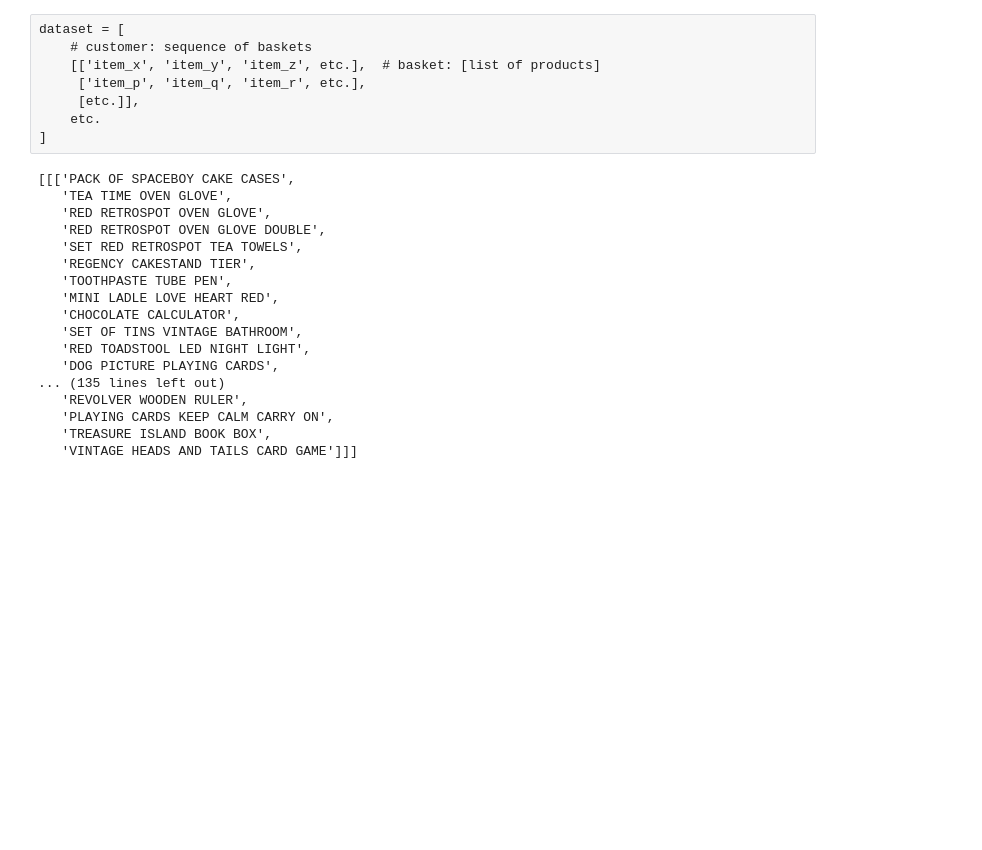
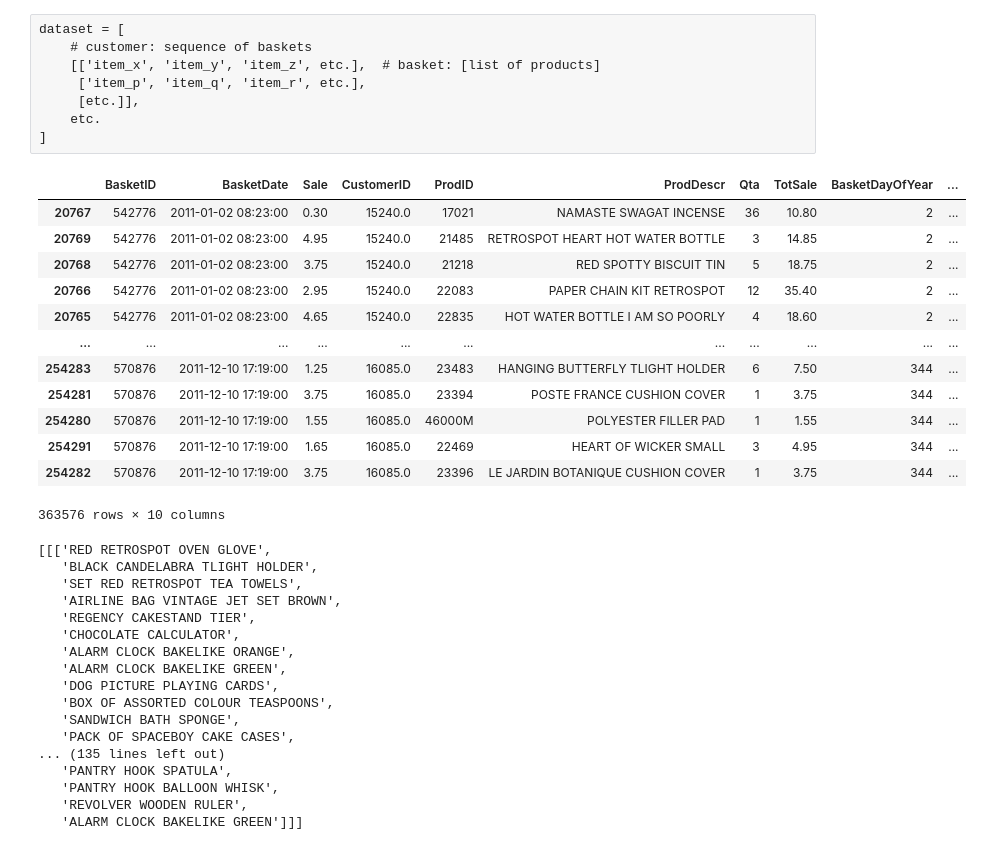
Before and after one commit to dmeoli/OnlineRetail, a Jupyter notebook: DM_Group18_TASK4/extra_sequential_pattern_mining.ipynb, the cells around one changed output. Saved outputs shown, nothing was run; the diff lists cells and outputs as text; code cells hidden in the pictures; blank space fills up the shorter version.

```diff
--- a/DM_Group18_TASK4/extra_sequential_pattern_mining.ipynb
+++ b/DM_Group18_TASK4/extra_sequential_pattern_mining.ipynb
@@ -354,30 +354,46 @@ dataset = [
 ]
 # %%
 df.sort_values('BasketDate', inplace=True)
+df['BasketDayOfYear'] = df['BasketDate'].dt.dayofyear
+df
+# %% [output]
+|  | BasketID | BasketDate | Sale | CustomerID | ProdID | ProdDescr | Qta | TotSale | BasketDayOfYear | ... |
+| 20767 | 542776 | 2011-01-02 08:23:00 | 0.30 | 15240.0 | 17021 | NAMASTE SWAGAT INCENSE | 36 | 10.80 | 2 | ... |
+| 20769 | 542776 | 2011-01-02 08:23:00 | 4.95 | 15240.0 | 21485 | RETROSPOT HEART HOT WATER BOTTLE | 3 | 14.85 | 2 | ... |
+| 20768 | 542776 | 2011-01-02 08:23:00 | 3.75 | 15240.0 | 21218 | RED SPOTTY BISCUIT TIN | 5 | 18.75 | 2 | ... |
+| 20766 | 542776 | 2011-01-02 08:23:00 | 2.95 | 15240.0 | 22083 | PAPER CHAIN KIT RETROSPOT | 12 | 35.40 | 2 | ... |
+| 20765 | 542776 | 2011-01-02 08:23:00 | 4.65 | 15240.0 | 22835 | HOT WATER BOTTLE I AM SO POORLY | 4 | 18.60 | 2 | ... |
+| ... | ... | ... | ... | ... | ... | ... | ... | ... | ... | ... |
+| 254283 | 570876 | 2011-12-10 17:19:00 | 1.25 | 16085.0 | 23483 | HANGING BUTTERFLY TLIGHT HOLDER | 6 | 7.50 | 344 | ... |
+| 254281 | 570876 | 2011-12-10 17:19:00 | 3.75 | 16085.0 | 23394 | POSTE FRANCE CUSHION COVER | 1 | 3.75 | 344 | ... |
+| 254280 | 570876 | 2011-12-10 17:19:00 | 1.55 | 16085.0 | 46000M | POLYESTER FILLER PAD | 1 | 1.55 | 344 | ... |
+| 254291 | 570876 | 2011-12-10 17:19:00 | 1.65 | 16085.0 | 22469 | HEART OF WICKER SMALL | 3 | 4.95 | 344 | ... |
+| 254282 | 570876 | 2011-12-10 17:19:00 | 3.75 | 16085.0 | 23396 | LE JARDIN BOTANIQUE CUSHION COVER | 1 | 3.75 | 344 | ... |
+363576 rows × 10 columns
 # %%
 baskets_sequences = df.groupby('CustomerID').apply(
-    lambda customer: customer.groupby('BasketDate')['ProdDescr'].apply(
+    lambda customer: customer.groupby('BasketDayOfYear')['ProdDescr'].apply(
         lambda prod: list(k for k, v in groupby(prod))))  # removing consecutive duplicate products
 baskets_sequences = baskets_sequences.groupby('CustomerID').apply(list).tolist()
 baskets_sequences[:1]
 # %% [output]
-[[['PACK OF SPACEBOY CAKE CASES',
-   'TEA TIME OVEN GLOVE',
-   'RED RETROSPOT OVEN GLOVE',
-   'RED RETROSPOT OVEN GLOVE DOUBLE',
+[[['RED RETROSPOT OVEN GLOVE',
+   'BLACK CANDELABRA TLIGHT HOLDER',
    'SET RED RETROSPOT TEA TOWELS',
+   'AIRLINE BAG VINTAGE JET SET BROWN',
    'REGENCY CAKESTAND TIER',
-   'TOOTHPASTE TUBE PEN',
-   'MINI LADLE LOVE HEART RED',
    'CHOCOLATE CALCULATOR',
-   'SET OF TINS VINTAGE BATHROOM',
-   'RED TOADSTOOL LED NIGHT LIGHT',
+   'ALARM CLOCK BAKELIKE ORANGE',
+   'ALARM CLOCK BAKELIKE GREEN',
    'DOG PICTURE PLAYING CARDS',
+   'BOX OF ASSORTED COLOUR TEASPOONS',
+   'SANDWICH BATH SPONGE',
+   'PACK OF SPACEBOY CAKE CASES',
 ... (135 lines left out)
+   'PANTRY HOOK SPATULA',
+   'PANTRY HOOK BALLOON WHISK',
    'REVOLVER WOODEN RULER',
-   'PLAYING CARDS KEEP CALM CARRY ON',
-   'TREASURE ISLAND BOOK BOX',
-   'VINTAGE HEADS AND TAILS CARD GAME']]]
+   'ALARM CLOCK BAKELIKE GREEN']]]
 # %%
 %time freq_patterns = prefix_span(baskets_sequences, min_sup=0.05)
 list(filter(lambda freq_pattern: sequence_length(freq_pattern[0]) >= 2, freq_patterns))
```
Also changed, not shown: parts of 1 cell of this notebook, 1 other file.
